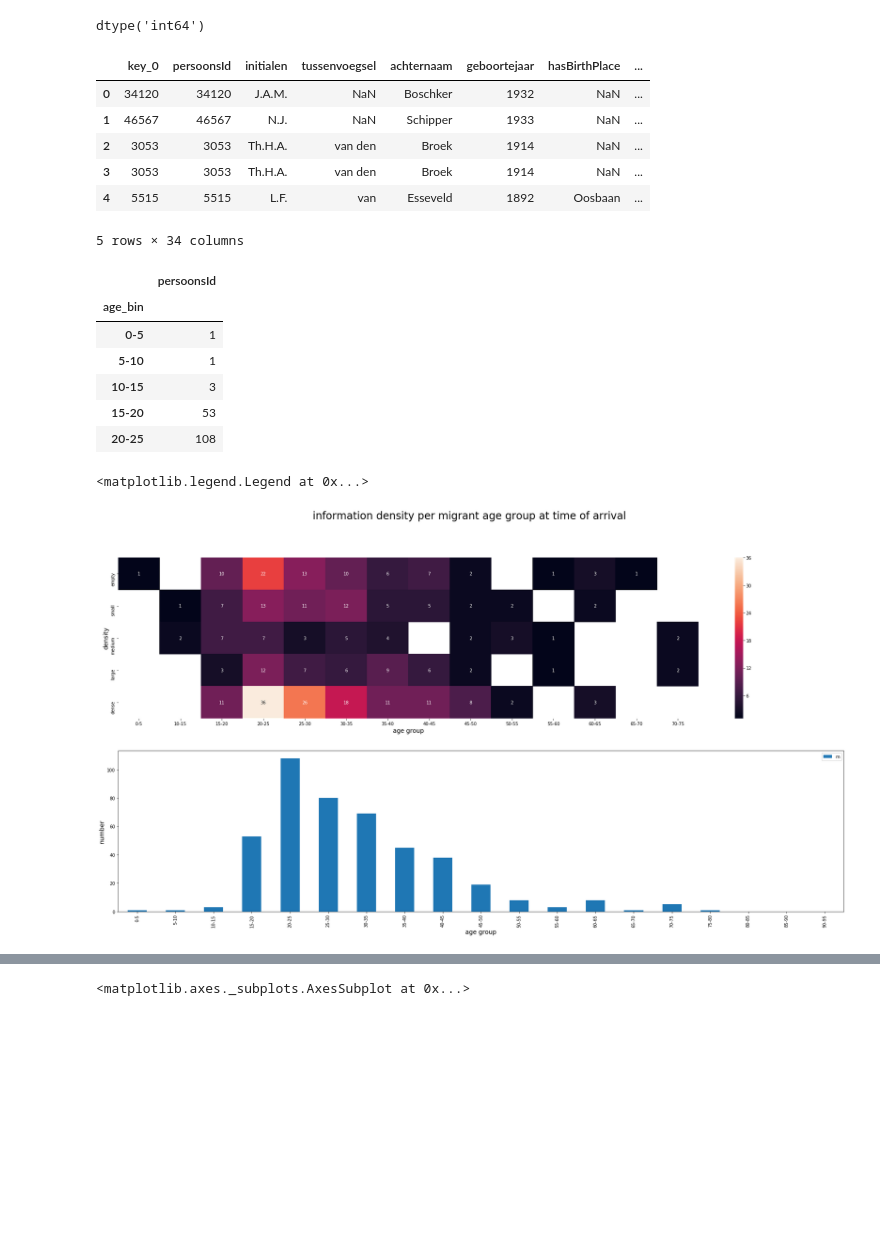
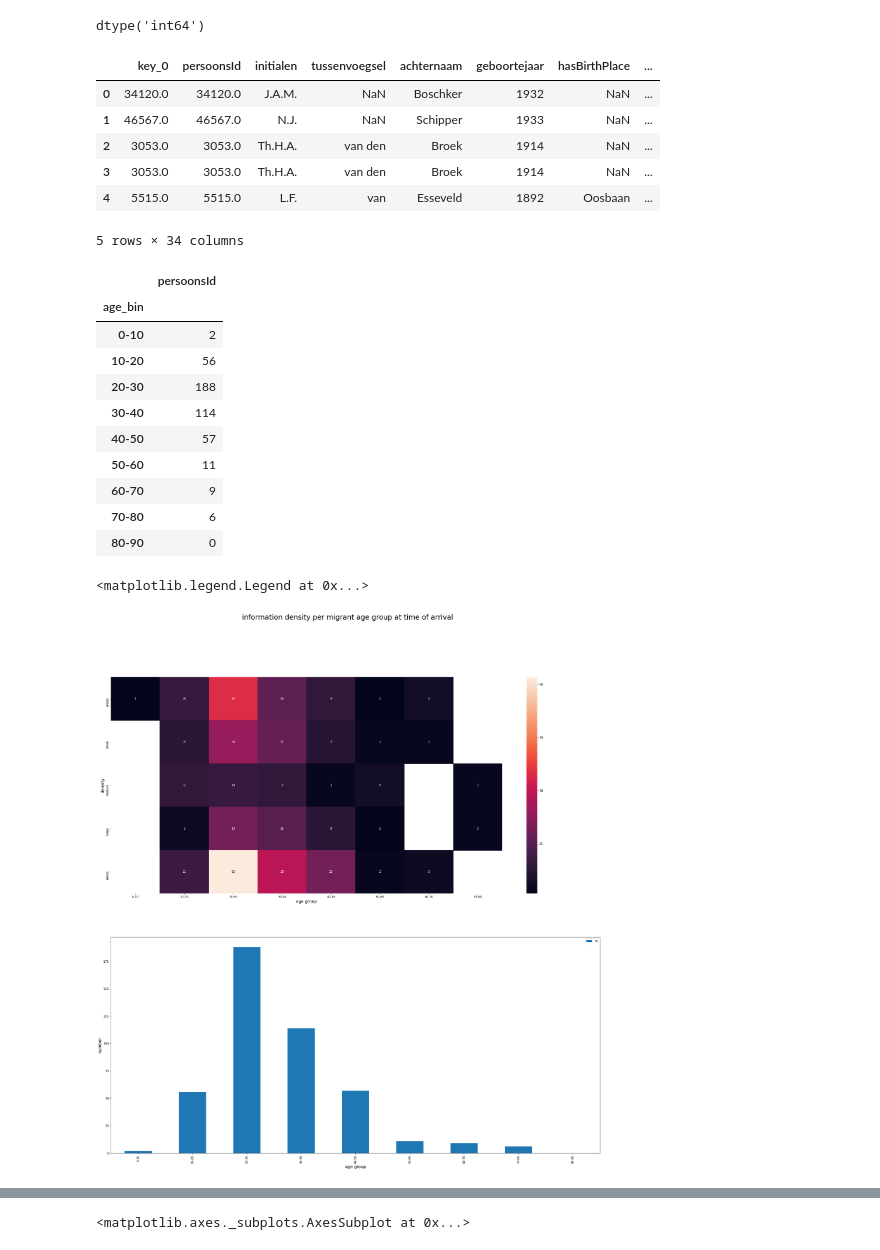
Before and after one commit to HoekR/MIGRANT, a Jupyter notebook: results/exploring_data_integration/notebooks/emigration_data_explorations_part5_sample_densities.ipynb, the cells around one changed output, grey strips where cells are left out. Saved outputs shown, nothing was run; the diff lists cells and outputs as text; code cells hidden in the pictures; blank space fills up the shorter version.

```diff
--- a/results/exploring_data_integration/notebooks/emigration_data_explorations_part5_sample_densities.ipynb
+++ b/results/exploring_data_integration/notebooks/emigration_data_explorations_part5_sample_densities.ipynb
@@ -686,8 +667,9 @@ sns.heatmap(unittype_rest_norm, annot=True)
 <matplotlib.axes._subplots.AxesSubplot at 0x...>
 [figure]
 # %%
-norms = {'Gezin': ['gezin', 'Gezin', 'Vrouw met kinderen'],
-         'Alleen': ['Alleen', 'Man']}
+norms = {'Family': ['gezin', 'Gezin', 'Vrouw met kinderen'],
+         'Alone': ['Alleen', 'Man'],
+         'Couple': ['Echtpaar']}
 
 # reverse dictionary for mapping
 sam_norms = {svalue: key for key, value in norms.items() for svalue in value}
@@ -761,55 +787,59 @@ scored_pers.head()
 #bins_str = bins_dt.astype(str).values
 # %% [output]
 |  | key_0 | persoonsId | initialen | tussenvoegsel | achternaam | geboortejaar | hasBirthPlace | ... |
-| 0 | 34120 | 34120 | J.A.M. | NaN | Boschker | 1932 | NaN | ... |
-| 1 | 46567 | 46567 | N.J. | NaN | Schipper | 1933 | NaN | ... |
-| 2 | 3053 | 3053 | Th.H.A. | van den | Broek | 1914 | NaN | ... |
-| 3 | 3053 | 3053 | Th.H.A. | van den | Broek | 1914 | NaN | ... |
-| 4 | 5515 | 5515 | L.F. | van | Esseveld | 1892 | Oosbaan | ... |
+| 0 | 34120.0 | 34120.0 | J.A.M. | NaN | Boschker | 1932 | NaN | ... |
+| 1 | 46567.0 | 46567.0 | N.J. | NaN | Schipper | 1933 | NaN | ... |
+| 2 | 3053.0 | 3053.0 | Th.H.A. | van den | Broek | 1914 | NaN | ... |
+| 3 | 3053.0 | 3053.0 | Th.H.A. | van den | Broek | 1914 | NaN | ... |
+| 4 | 5515.0 | 5515.0 | L.F. | van | Esseveld | 1892 | Oosbaan | ... |
 5 rows × 34 columns
 # %%
 bins = pd.cut(scored_pers.age, bins=range(1, 100, 5))
-r = range(0, 100, 5)
+r = range(0, 100, 10)
 labels=[]
 for i in range(len(r)-1):
     labels.append(('{}-{}'.format(r[i], r[i+1])))
-scored_pers['age_bin'] = pd.cut(scored_pers.age, bins=range(1, 100, 5), labels=labels)
+scored_pers['age_bin'] = pd.cut(scored_pers.age, bins=range(1, 100, 10), labels=labels)
 # %%
 agebin = pd.pivot_table(scored_pers, index=['age_bin'], values=['persoonsId'], aggfunc='count')
-agebin.head()
+agebin
 # %% [output]
 |  | persoonsId |
 | age_bin |  |
-| 0-5 | 1 |
-| 5-10 | 1 |
-| 10-15 | 3 |
-| 15-20 | 53 |
-| 20-25 | 108 |
+| 0-10 | 2 |
+| 10-20 | 56 |
+| 20-30 | 188 |
+| 30-40 | 114 |
+| 40-50 | 57 |
+| 50-60 | 11 |
+| 60-70 | 9 |
+| 70-80 | 6 |
+| 80-90 | 0 |
 # %%
 age_schema = pd.pivot_table(scored_pers, index=scored_pers.normalized_score, columns=['age_bin'], values='persoonsId', aggfunc='count')
 
 
-fig = plt.figure(figsize=(30, 15))
+fig = plt.figure(figsize=(30, 30))
 fig.suptitle("information density per migrant age group at time of arrival",fontsize=24)
 
 
 ax1 = fig.add_subplot(211)
 sns.heatmap(age_schema, annot=True, ax=ax1)
 ax1.set_xlabel('age group', fontsize=14)
 ax1.set_ylabel('density', fontsize=14)
 
 
 
 
 ax2 = fig.add_subplot(212)
 
 agebin.plot.bar(ax=ax2)
 ax2.set_ylabel('number', fontsize=14)
 ax2.set_xlabel('age group', fontsize=14)
 ax2.legend('migrants')
 # %% [output]
 <matplotlib.legend.Legend at 0x...>
-[figure, old version]
+[figure, new version]
 # %% [markdown]
 ## comment
 
```
Also changed, not shown: parts of 27 cells of this notebook, 3 other files.
